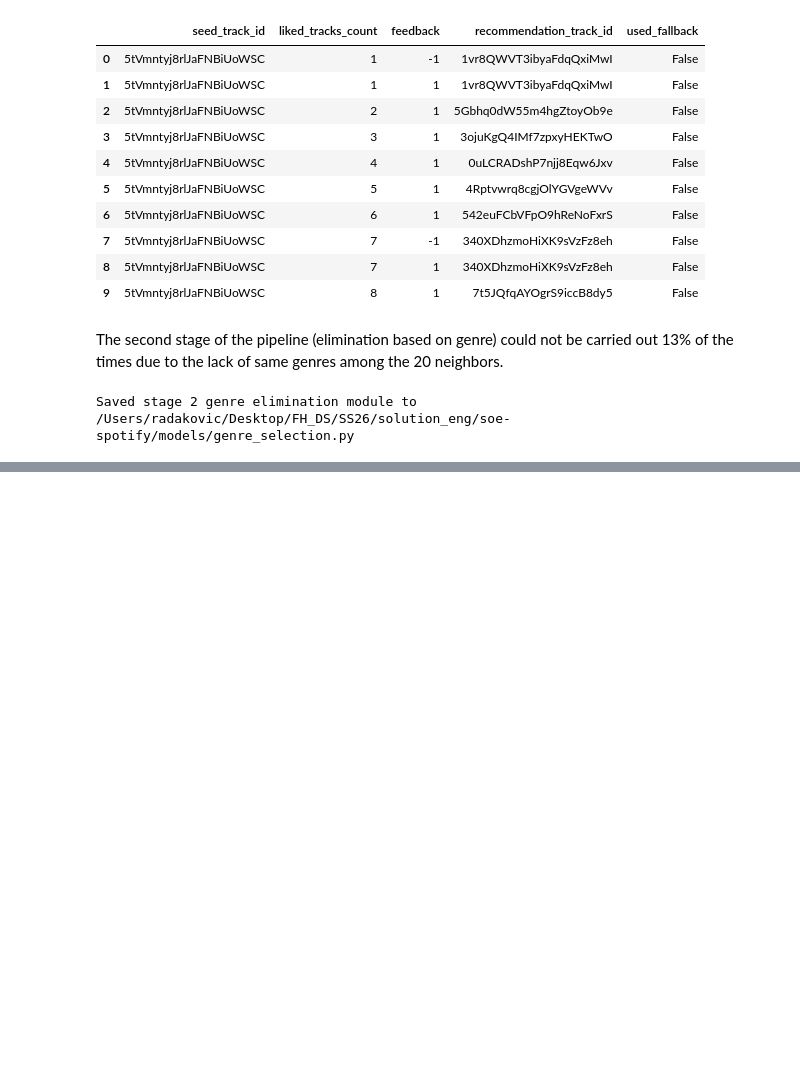
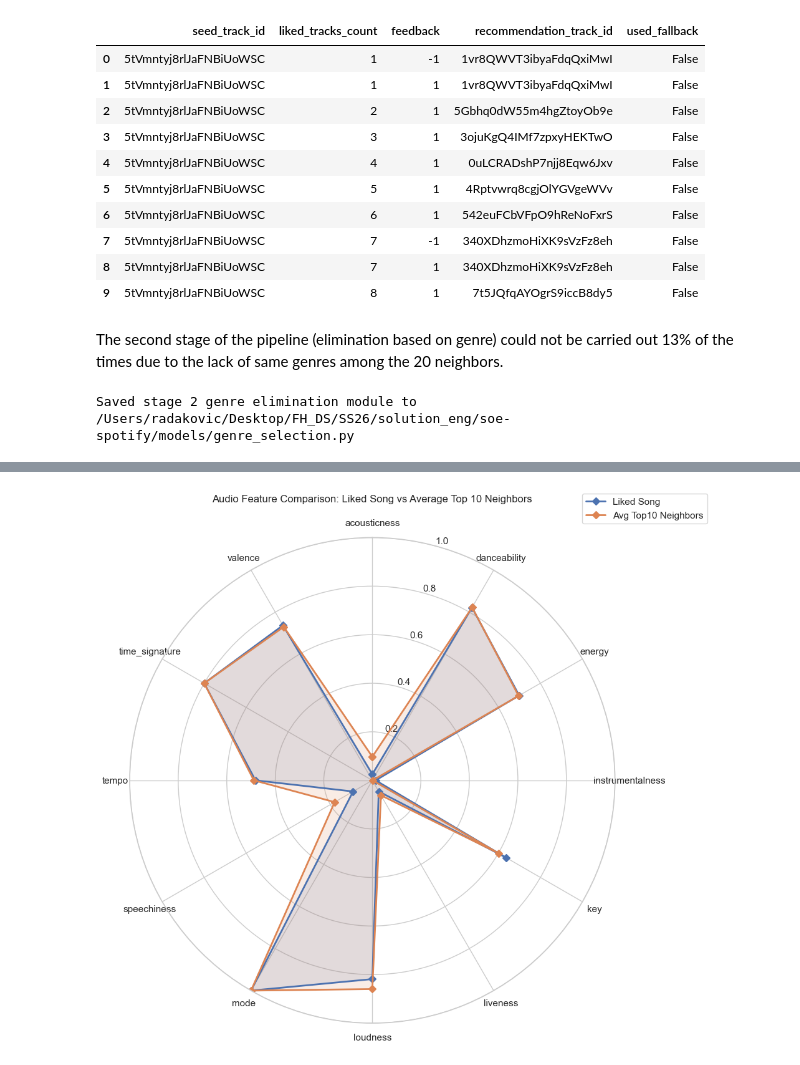
Before and after one commit to ds25m025edbertolima/soe-spotify, a Jupyter notebook: notebooks/5B-knn-advanced.ipynb, the cells around one changed output, grey strips where cells are left out. Cells and saved outputs as stored; diff of their text form; code cells hidden in the pictures; blank space fills up the shorter version.

```diff
--- a/notebooks/5B-knn-advanced.ipynb
+++ b/notebooks/5B-knn-advanced.ipynb
@@ -789,0 +964,54 @@ Saved stage 2 genre elimination module to /Users/radakovic/Desktop/FH_DS/SS26/so
+# %%
+neighbors_10 = neighbors.head(10).copy()
+
+liked_feature_vector = df_audio_features.loc[liked_track_id, audio_feature_cols]
+avg_neighbor_vector = (
+    df_audio_features.loc[neighbors_10["track_id"], audio_feature_cols]
+    .mean(axis=0)
+)
+
+feature_ranges = df_audio_features[audio_feature_cols].agg(["min", "max"]).transpose()
+
+def normalize_vector(series):
+    series = series.copy()
+    for feature in audio_feature_cols:
+        min_val = feature_ranges.loc[feature, "min"]
+        max_val = feature_ranges.loc[feature, "max"]
+        if max_val > min_val:
+            series[feature] = (series[feature] - min_val) / (max_val - min_val)
+        else:
+            series[feature] = 0.5
+    return series
+
+liked_normed = normalize_vector(liked_feature_vector)
+avg_neighbors_normed = normalize_vector(avg_neighbor_vector)
+
+chart_data = pd.DataFrame(
+    [liked_normed, avg_neighbors_normed],
+    index=["liked_song", "avg_top10_neighbors"],
+)
+
+labels = audio_feature_cols
+angles = np.linspace(0, 2 * np.pi, len(labels), endpoint=False).tolist()
+angles += angles[:1]
+
+fig, ax = plt.subplots(figsize=(10, 10), subplot_kw={"projection": "polar"})
+
+for label, row in chart_data.iterrows():
+    values = row.tolist()
+    values += values[:1]
+    ax.plot(angles, values, label=label.replace("_", " ").title(), marker="D", linewidth=2)
+    ax.fill(angles, values, alpha=0.15)
+
+ax.set_theta_offset(np.pi / 2)
+ax.set_theta_direction(-1)
+ax.set_thetagrids(np.degrees(angles[:-1]), labels)
+ax.set_rlabel_position(180 / len(labels))
+ax.set_ylim(0, 1)
+ax.set_title("Audio Feature Comparison: Liked Song vs Average Top 10 Neighbors", pad=20)
+ax.legend(loc="upper right", bbox_to_anchor=(1.2, 1.1))
+
+plt.tight_layout()
+plt.show()
+# %% [output]
+[figure, added]
```
Also changed, not shown: parts of 8 cells of this notebook, 1 other file.
